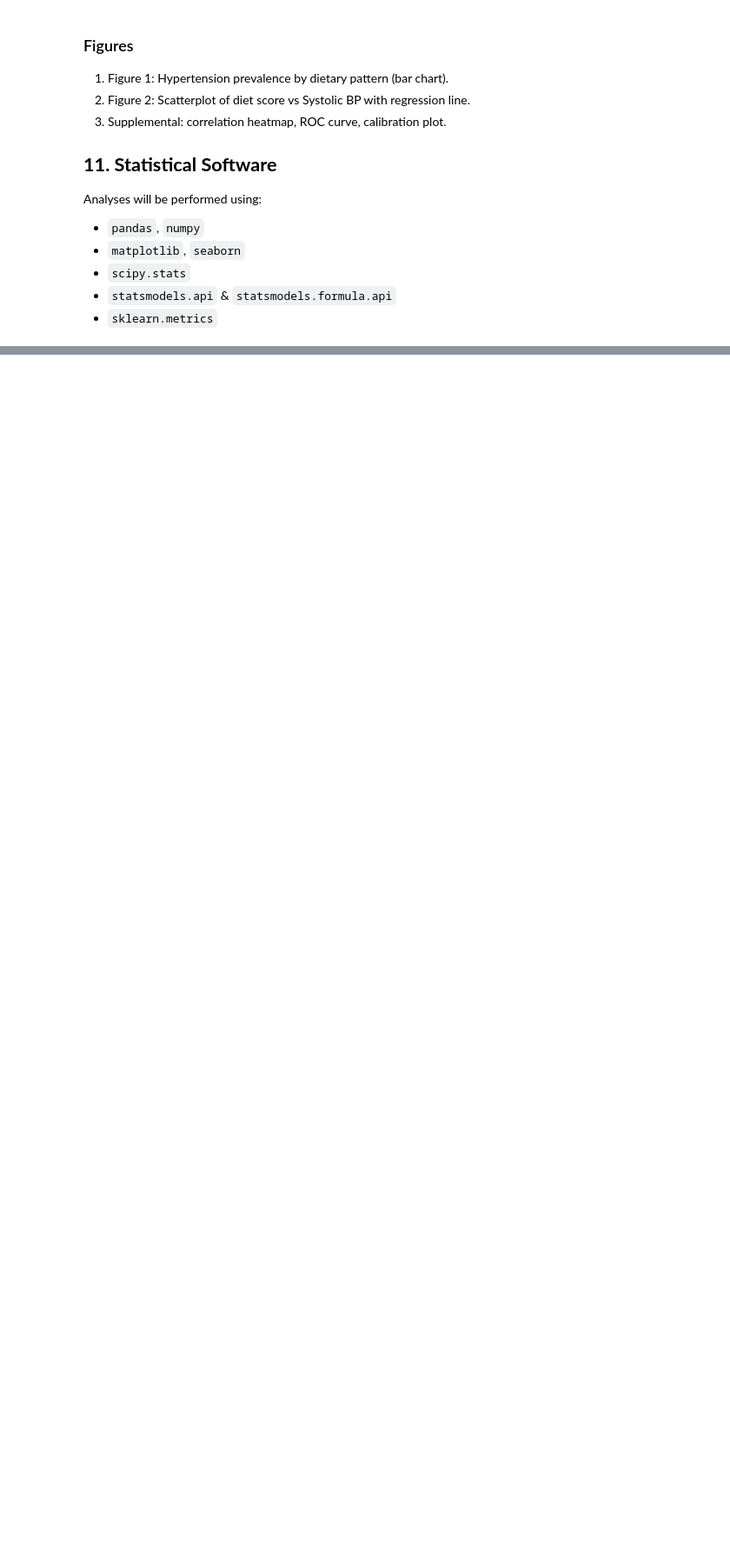
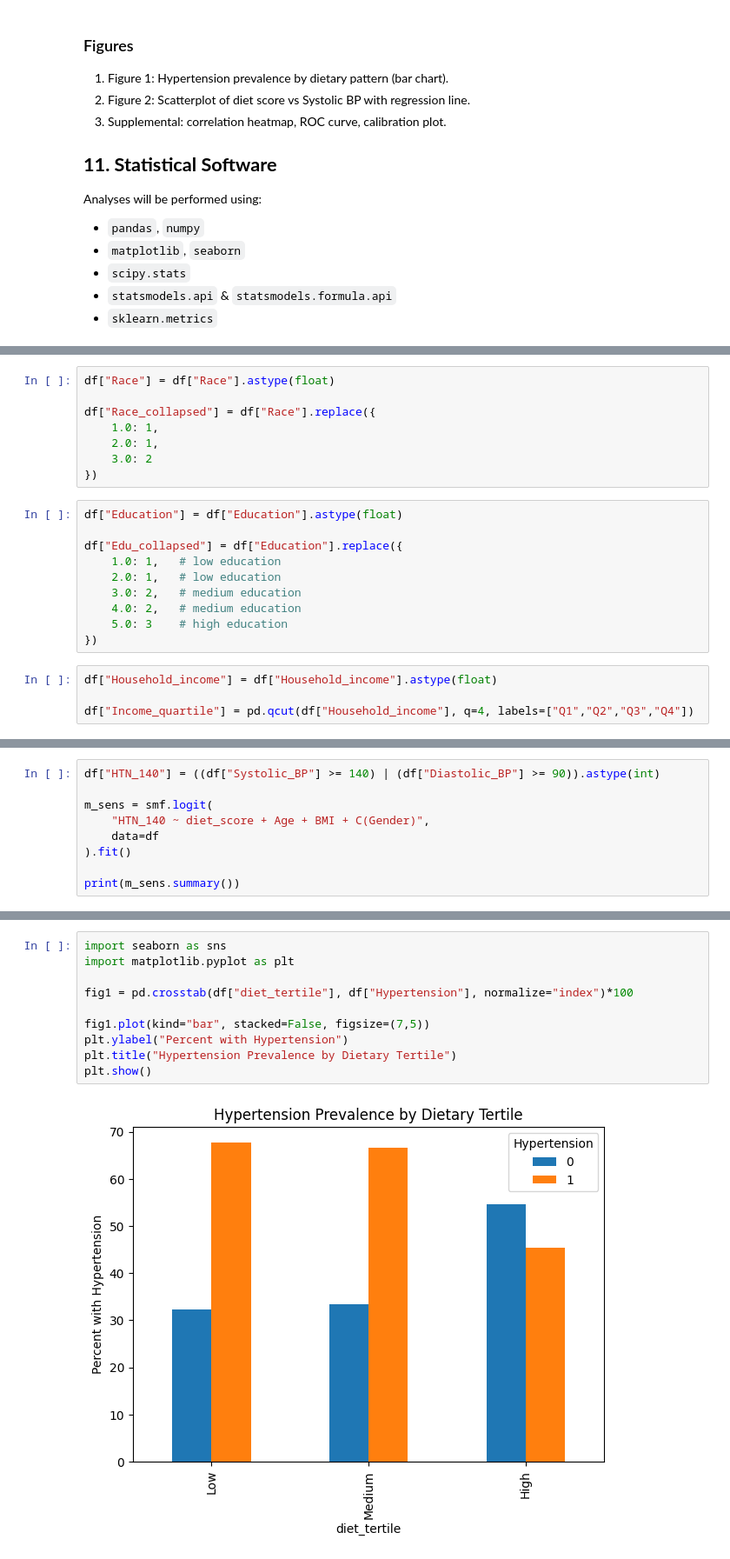
Before and after one commit to tfalae/BIOS-584, a Jupyter notebook: Project TFalae.ipynb, the cells around one changed output, grey strips where cells are left out. Shown at 87% size. Drawn from its saved outputs; the diff is of its cells as text; blank space fills up the shorter version.

```diff
--- a/Project TFalae.ipynb
+++ b/Project TFalae.ipynb
@@ -267,0 +416,22 @@ Analyses will be performed using:
+# %%
+df["Race"] = df["Race"].astype(float)
+
+df["Race_collapsed"] = df["Race"].replace({
+    1.0: 1,
+    2.0: 1,
+    3.0: 2
+})
+# %%
+df["Education"] = df["Education"].astype(float)
+
+df["Edu_collapsed"] = df["Education"].replace({
+    1.0: 1,   # low education
+    2.0: 1,   # low education
+    3.0: 2,   # medium education
+    4.0: 2,   # medium education
+    5.0: 3    # high education
+})
+# %%
+df["Household_income"] = df["Household_income"].astype(float)
+
+df["Income_quartile"] = pd.qcut(df["Household_income"], q=4, labels=["Q1","Q2","Q3","Q4"])
@@ -267,0 +570,9 @@ Analyses will be performed using:
+# %%
+df["HTN_140"] = ((df["Systolic_BP"] >= 140) | (df["Diastolic_BP"] >= 90)).astype(int)
+
+m_sens = smf.logit(
+    "HTN_140 ~ diet_score + Age + BMI + C(Gender)",
+    data=df
+).fit()
+
+print(m_sens.summary())
@@ -267,0 +685,12 @@ Analyses will be performed using:
+# %%
+import seaborn as sns
+import matplotlib.pyplot as plt
+
+fig1 = pd.crosstab(df["diet_tertile"], df["Hypertension"], normalize="index")*100
+
+fig1.plot(kind="bar", stacked=False, figsize=(7,5))
+plt.ylabel("Percent with Hypertension")
+plt.title("Hypertension Prevalence by Dietary Tertile")
+plt.show()
+# %% [output]
+[figure, added]
```
Also changed, not shown: parts of 24 cells of this notebook.
